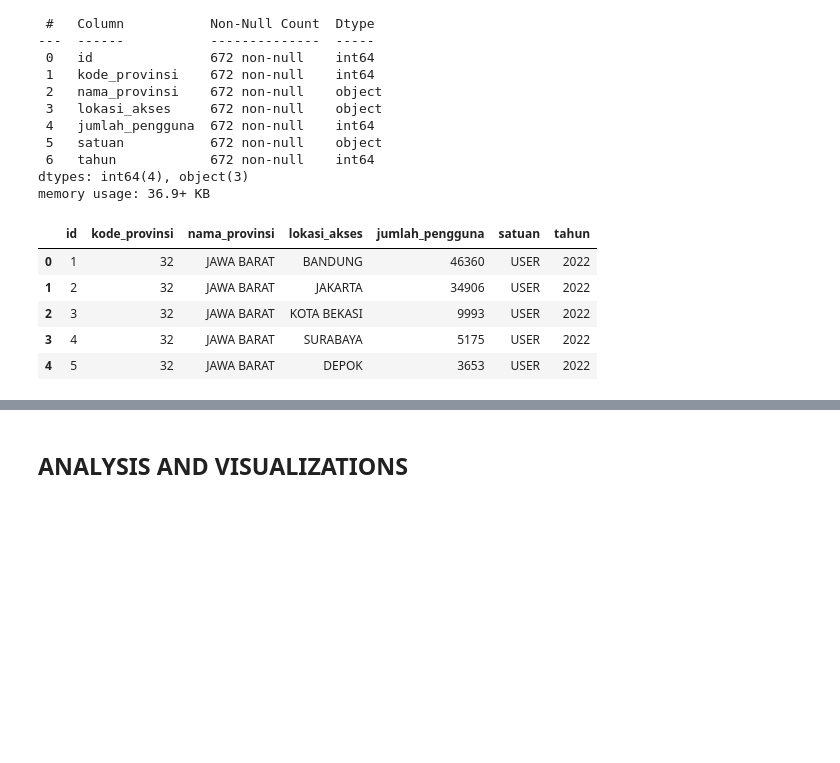
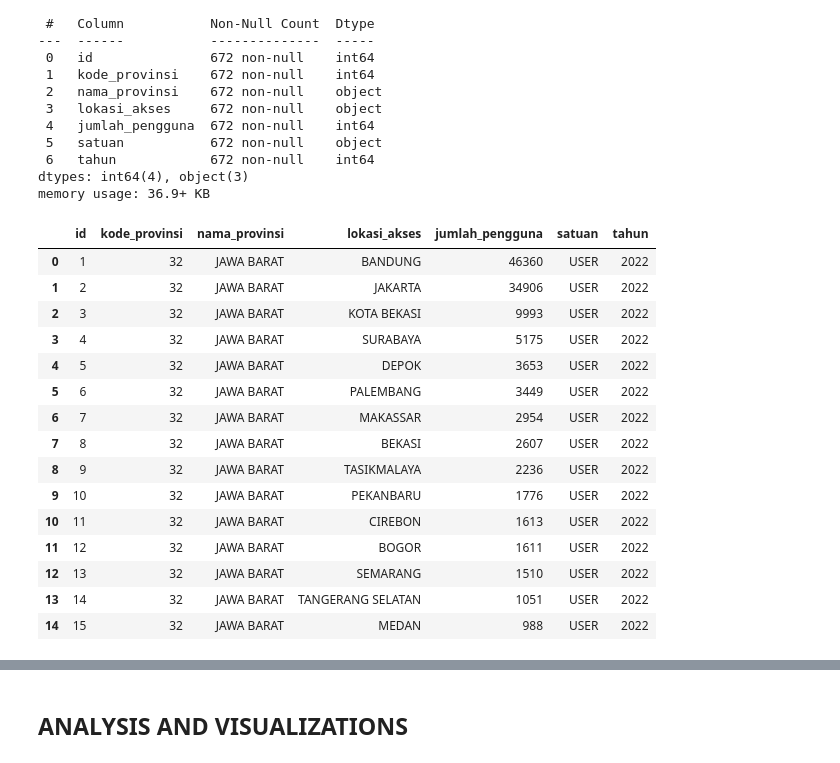
Before and after one commit to DatBoiSUS-Baka/EDA-Covid-19, a Jupyter notebook: Covid-19.ipynb, the cells around one changed output, grey strips where cells are left out. Drawn from its saved outputs; the diff is of its cells as text; code cells hidden in the pictures; blank space fills up the shorter version.

```diff
--- a/Covid-19.ipynb
+++ b/Covid-19.ipynb
@@ -338,14 +350,24 @@ Data columns (total 7 columns):
 dtypes: int64(4), object(3)
 memory usage: 36.9+ KB
 # %%
-fat.head()
+fat.head(15)
 # %% [output]
 |  | id | kode_provinsi | nama_provinsi | lokasi_akses | jumlah_pengguna | satuan | tahun |
 | 0 | 1 | 32 | JAWA BARAT | BANDUNG | 46360 | USER | 2022 |
 | 1 | 2 | 32 | JAWA BARAT | JAKARTA | 34906 | USER | 2022 |
 | 2 | 3 | 32 | JAWA BARAT | KOTA BEKASI | 9993 | USER | 2022 |
 | 3 | 4 | 32 | JAWA BARAT | SURABAYA | 5175 | USER | 2022 |
 | 4 | 5 | 32 | JAWA BARAT | DEPOK | 3653 | USER | 2022 |
+| 5 | 6 | 32 | JAWA BARAT | PALEMBANG | 3449 | USER | 2022 |
+| 6 | 7 | 32 | JAWA BARAT | MAKASSAR | 2954 | USER | 2022 |
+| 7 | 8 | 32 | JAWA BARAT | BEKASI | 2607 | USER | 2022 |
+| 8 | 9 | 32 | JAWA BARAT | TASIKMALAYA | 2236 | USER | 2022 |
+| 9 | 10 | 32 | JAWA BARAT | PEKANBARU | 1776 | USER | 2022 |
+| 10 | 11 | 32 | JAWA BARAT | CIREBON | 1613 | USER | 2022 |
+| 11 | 12 | 32 | JAWA BARAT | BOGOR | 1611 | USER | 2022 |
+| 12 | 13 | 32 | JAWA BARAT | SEMARANG | 1510 | USER | 2022 |
+| 13 | 14 | 32 | JAWA BARAT | TANGERANG SELATAN | 1051 | USER | 2022 |
+| 14 | 15 | 32 | JAWA BARAT | MEDAN | 988 | USER | 2022 |
 # %%
 va1.info()
 # %% [output]
```
Also changed, not shown: parts of 13 cells of this notebook.
